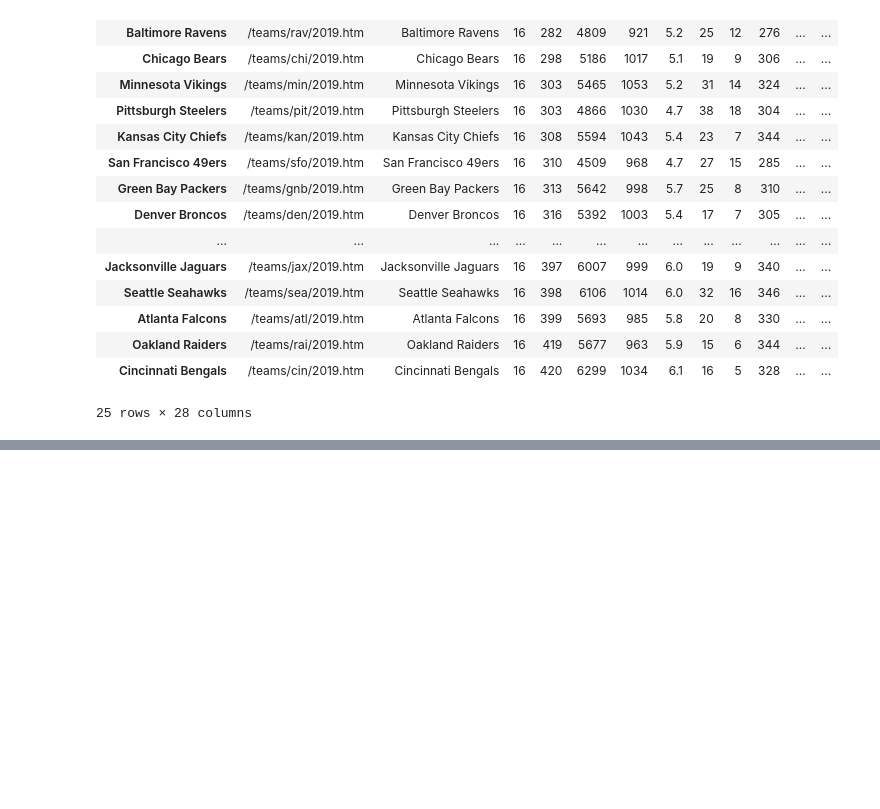
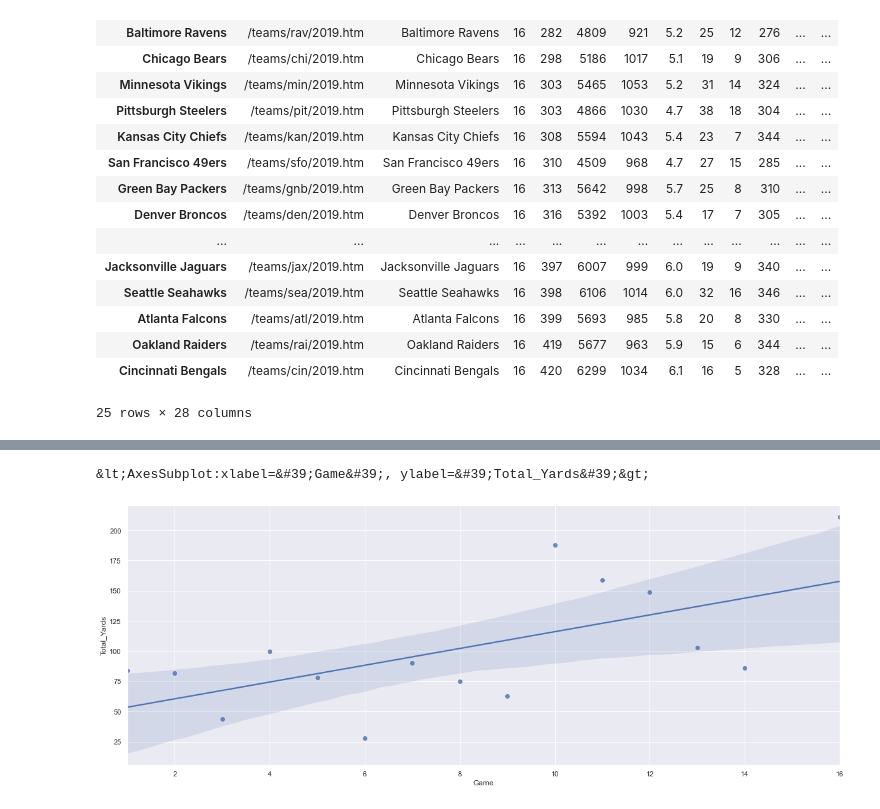
Before and after one commit to ridwan102/Fantasy_Football_Linear_Regression, a Jupyter notebook: fantasy.ipynb, the cells around one changed output, grey strips where cells are left out. Drawn from its saved outputs; the diff is of its cells as text; code cells hidden in the pictures; blank space fills up the shorter version.

Commit message:
Finished data collection, started graphing

```diff
--- a/fantasy.ipynb
+++ b/fantasy.ipynb
@@ -130,0 +98,7 @@ all_individual_stats(get_defense_df, df_all_defense_2019)
+# %%
+# derrick_henry_rb_2019 = get_running_back_df('/players/H/HenrDe00.htm')
+# derrick_henry_rb_2019.to_pickle("./derrick_henry_rb_2019.pkl")
+
+# Pickling
+derrick_henry_rb_2019 = pd.read_pickle("./derrick_henry_rb_2019.pkl")
+derrick_henry_rb_2019
@@ -130,0 +122,6 @@ all_individual_stats(get_defense_df, df_all_defense_2019)
+# %%
+plt.figure(figsize = [20,7.5])
+sns.regplot(data=derrick_henry_rb_2019, x="Game", y="Total_Yards")
+# %% [output]
+&lt;AxesSubplot:xlabel=&#39;Game&#39;, ylabel=&#39;Total_Yards&#39;&gt;
+[figure, added]
```
Also changed, not shown: parts of 15 cells of this notebook, 8 other files.
